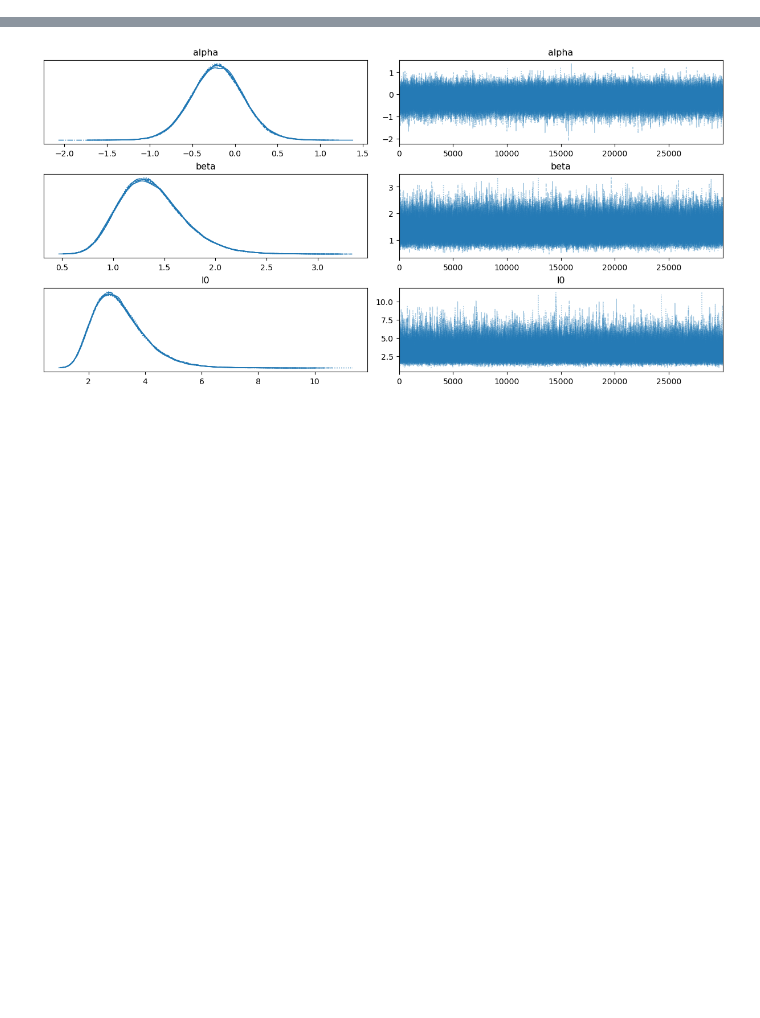
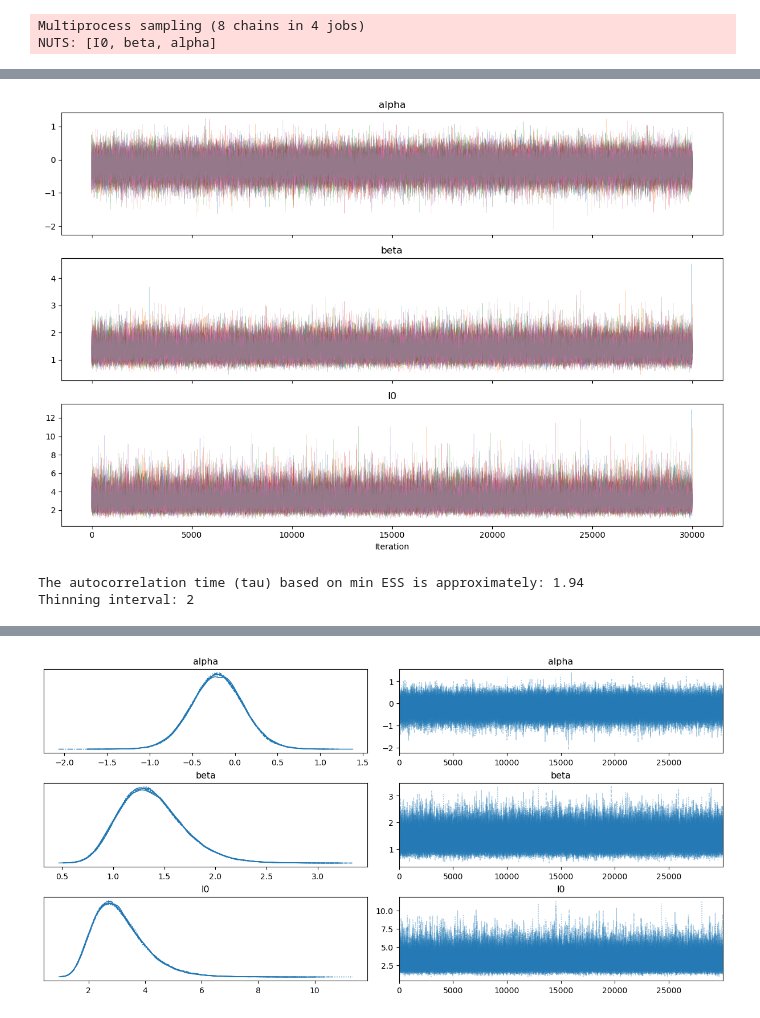
Before and after one commit to MaxTalberg/The-Lighthouse-Problem, a Jupyter notebook: src/CW_pymc.ipynb, the cells around one changed output, grey strips where cells are left out. Cells and saved outputs as stored; diff of their text form; code cells hidden in the pictures; blank space fills up the shorter version.

```diff
--- a/src/CW_pymc.ipynb
+++ b/src/CW_pymc.ipynb
@@ -17,3 +15,27 @@ np.random.seed(120420)
 
 # read text file
 file_path = 'lighthouse_flash_data.txt'
+# %%
+# Read and prepare the data
+x_observed, I_observed = read_and_prepare_data('lighthouse_flash_data.txt')
+
+# Read the configuration file
+model_params, sampling_params = read_config('parameters.ini')
+
+# Define the models
+model_x = define_model_x(x_observed, **model_params)
+model_xi = define_model_xi(x_observed, I_observed, **model_params)
+
+# Sample the models
+#trace_x = sample_model(model_x, **sampling_params)
+trace_xi = sample_model(model_xi, **sampling_params)
+
+# Trace plot
+#trace_plot(trace_x)
+trace_plot(trace_xi)
+
+# Thinning
+thinned_trace_x = thinning(trace_xi)
+# %% [output]
+Multiprocess sampling (8 chains in 4 jobs)
+NUTS: [I0, beta, alpha]
@@ -19,0 +45,3 @@ file_path = 'lighthouse_flash_data.txt'
+[figure, added]
+The autocorrelation time (tau) based on min ESS is approximately: 1.94
+Thinning interval: 2
```
Also changed, not shown: parts of 12 cells of this notebook, 4 other files.
